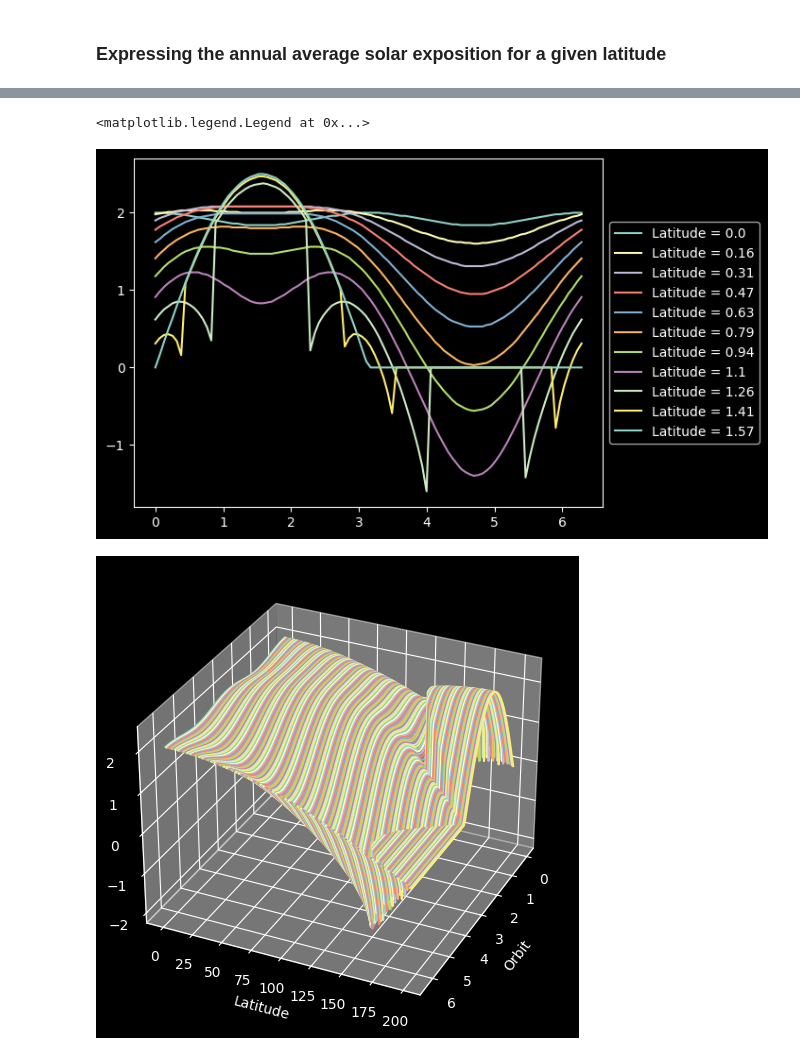
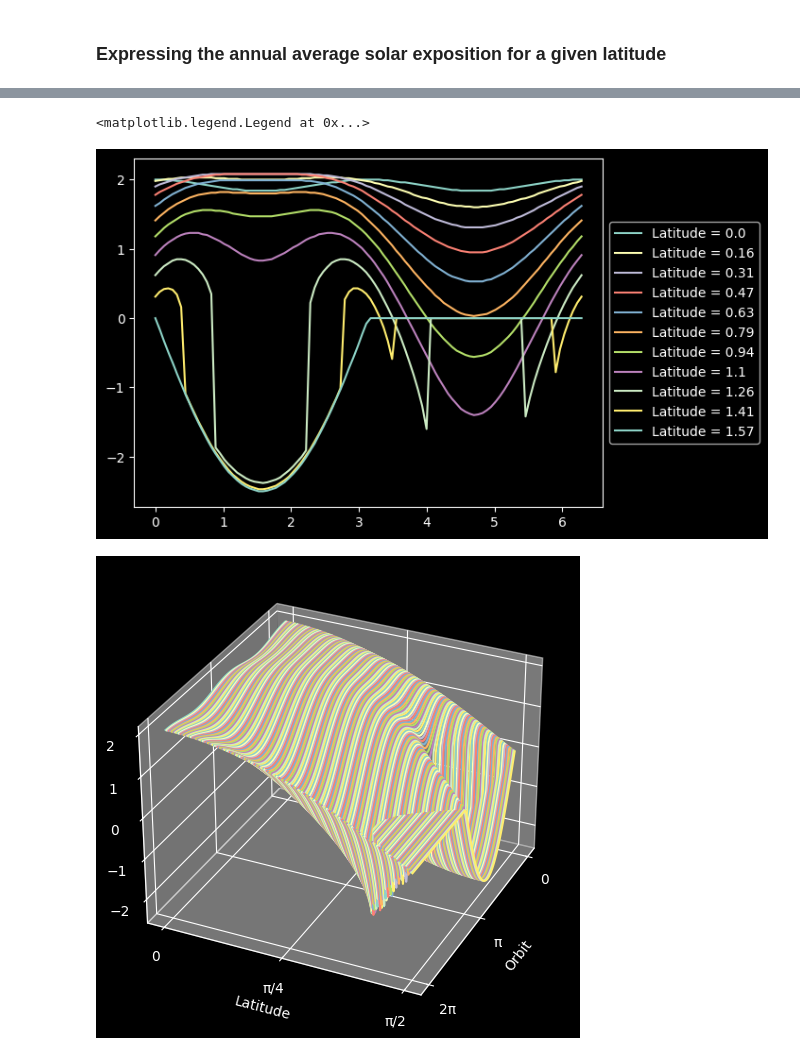
Before and after one commit to aledha/TMA4195-Project, a Jupyter notebook: Question7.ipynb, the cells around one changed output, grey strips where cells are left out. Cells and saved outputs as stored; diff of their text form; code cells hidden in the pictures.

```diff
--- a/Question7.ipynb
+++ b/Question7.ipynb
@@ -14,7 +14,7 @@ def dayly_exposure(O, phi, tau = 0.409):
     t0 = 0
     if T >= 1:
         # The sun does not set
-        t0 = np.pi
+        t0 = -np.pi
     elif T <= -1:
         # The sun does not rise
         return 0
@@ -28,7 +28,11 @@ def dayly_exposure(O, phi, tau = 0.409):
 # %%
 # Get yearly average by summing over all days and dividing by 365
 def yearly_exposure_sum(phi, tau = 0.409):
-    return np.sum([dayly_exposure(O, phi, tau) for O in np.linspace(0, 2*np.pi, 365)]) / 365
+    year_expo = 0
+    for O in np.linspace(0, 2*np.pi, 365):
+        year_expo += dayly_exposure(O, phi, tau)
+
+    return year_expo / 365
 # %%
 def yearly_approx(phi, S2 = -0.477):
     return 1 + S2 * 0.5 * (3 * np.sin(phi)**2 - 1)
@@ -74,28 +73,28 @@ for Latitude in Latitude_list:
 ax.legend(loc='center left', bbox_to_anchor=(1, 0.5))
 # %% [output]
 <matplotlib.legend.Legend at 0x...>
-[figure, old version]
+[figure, new version]
 # %%
 no_latitudes = 200
 Orbit_list = np.linspace(0, 2*np.pi, 100)
 # Latitude_list = np.linspace(-np.pi, np.pi/2, 15)
 Latitude_list = np.linspace(0, np.pi/2, no_latitudes)
 no_latitudes_list = np.linspace(0, no_latitudes, no_latitudes)
 
-# make a 3d plot
+
 fig = plt.figure()
 ax = fig.add_subplot(111, projection='3d')
 for i, Latitude in enumerate(Latitude_list):
     one_tatitude = [dayly_exposure(Orbit, Latitude) for Orbit in Orbit_list]
     ax.plot(Orbit_list, [i]*len(Orbit_list), one_tatitude, label = f'Latitude = {np.round(Latitude, 2)}')
-# set latitude labels between 0 and pi/2, but
 ax.set_xlabel('Orbit')
+plt.xticks([0, np.pi, 2*np.pi], ['0', 'π', '2π'])
 ax.set_ylabel('Latitude')
+plt.yticks([0, no_latitudes//2, no_latitudes], ['0', 'π/4', 'π/2'])
 ax.set_zlabel('Exposure')
 # rotate the plot
 ax.view_init(30, 25)
-# imcrease the size of the plot
 fig.set_size_inches(6,6)
 plt.show()
 # %% [output]
-[figure, old version]
+[figure, new version]
```
Also changed, not shown: parts of 1 cell of this notebook.
